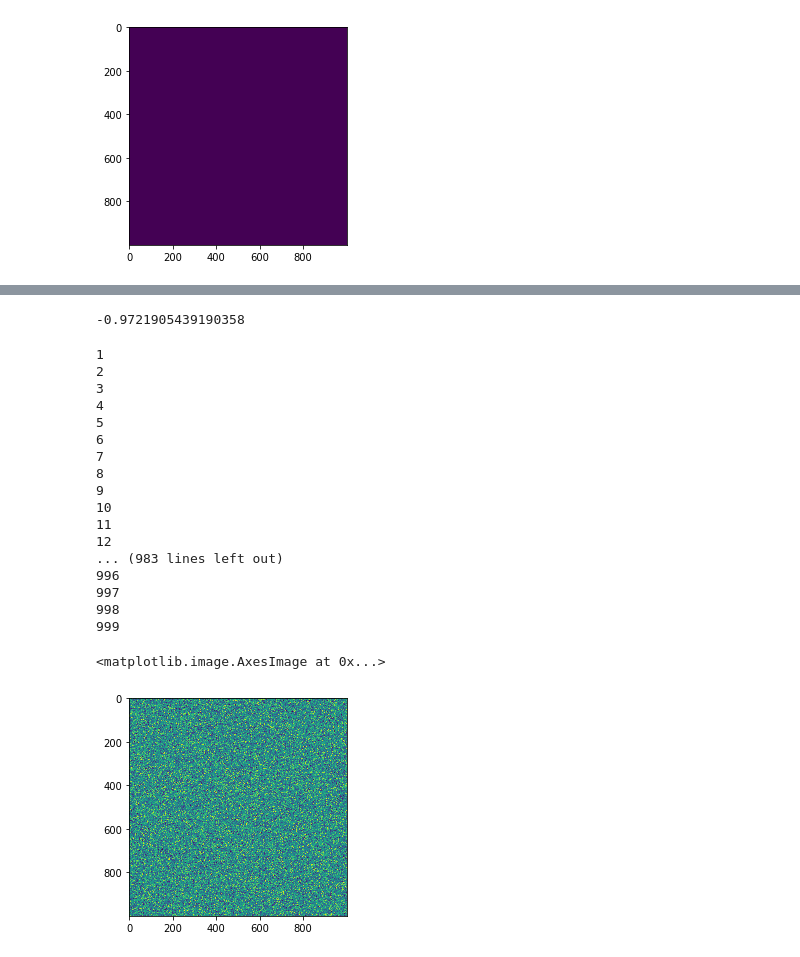
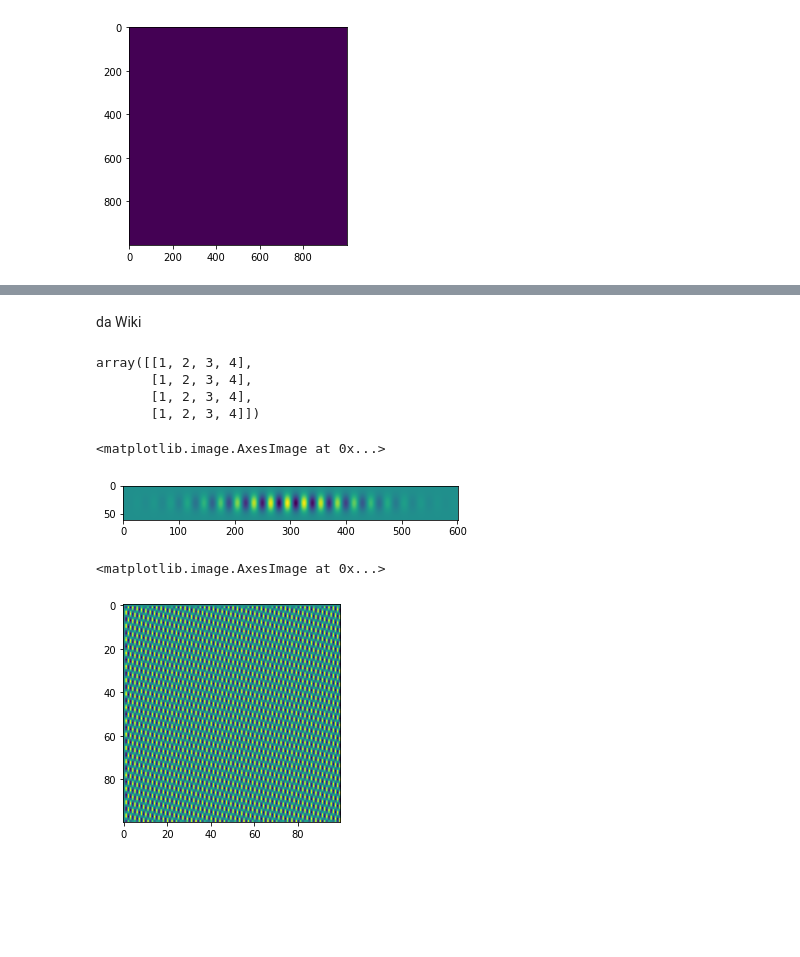
Before and after one commit to Wolframettes/Noise, a Jupyter notebook: Gabor.ipynb, the cells around one changed output, grey strips where cells are left out. Saved outputs shown, nothing was run; the diff lists cells and outputs as text; code cells hidden in the pictures; blank space fills up the shorter version.

```diff
--- a/Gabor.ipynb
+++ b/Gabor.ipynb
@@ -84,4 +111,39 @@ def gaborize(lattice,K,a,F0,w0,convmax):
-# %%
-gaborkernel(-3,-1,1,2,1,1)
-# %% [output]
--0.9721905439190358
+# %% [markdown]
+da Wiki
+# %%
+(y,x)=np.meshgrid(np.arange(1, 4 + 1), np.arange(1, 4 + 1))
+y
+# %% [output]
+array([[1, 2, 3, 4],
+       [1, 2, 3, 4],
+       [1, 2, 3, 4],
+       [1, 2, 3, 4]])
+# %%
+def gabor(sigma, theta, Lambda, psi, gamma):
+    """Gabor feature extraction."""
+    sigma_x = sigma
+    sigma_y = float(sigma) / gamma
+
+    # Bounding box
+    nstds = 3  # Number of standard deviation sigma
+    xmax = max(abs(nstds * sigma_x * np.cos(theta)), abs(nstds * sigma_y * np.sin(theta)))
+    xmax = np.ceil(max(1, xmax))
+    ymax = max(abs(nstds * sigma_x * np.sin(theta)), abs(nstds * sigma_y * np.cos(theta)))
+    ymax = np.ceil(max(1, ymax))
+    xmin = -xmax
+    ymin = -ymax
+    (y, x) = np.meshgrid(np.arange(ymin, ymax + 1), np.arange(xmin, xmax + 1))
+
+    # Rotation
+    x_theta = x * np.cos(theta) + y * np.sin(theta)
+    y_theta = -x * np.sin(theta) + y * np.cos(theta)
+
+    gb = np.exp(-.5 * (x_theta ** 2 / sigma_x ** 2 + y_theta ** 2 / sigma_y ** 2)) * np.cos(2 * np.pi / Lambda * x_theta + psi)
+    return gb
+# %%
+#gabor(sigma, theta, Lambda, psi, gamma):
+#gaborize(lattice,K,a,F0,w0)
+plt.imshow(gabor(100,3.14/2,30,20,10))
+# %% [output]
+<matplotlib.image.AxesImage at 0x...>
+[figure, added]
@@ -88,25 +154,5 @@ gaborkernel(-3,-1,1,2,1,1)
 # %%
-sera= gaborize(lattice1,1,2,1,10,4)
+plt.imshow(gaborize(lattice6,1,2,1,10))
 # %% [output]
-1
-2
-3
-4
-5
-6
-7
-8
-9
-10
-11
-12
-... (983 lines left out)
-996
-997
-998
-999
+<matplotlib.image.AxesImage at 0x...>
+[figure, added]
-# %%
-plt.imshow(sera)
-# %% [output]
-<matplotlib.image.AxesImage at 0x...>
-[figure, removed]
```
Also changed, not shown: parts of 8 cells of this notebook.
